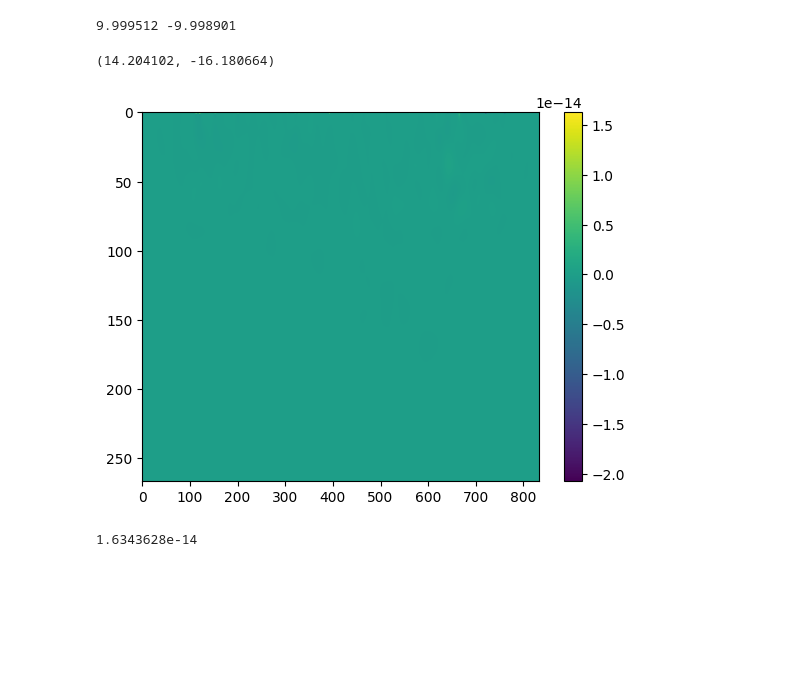
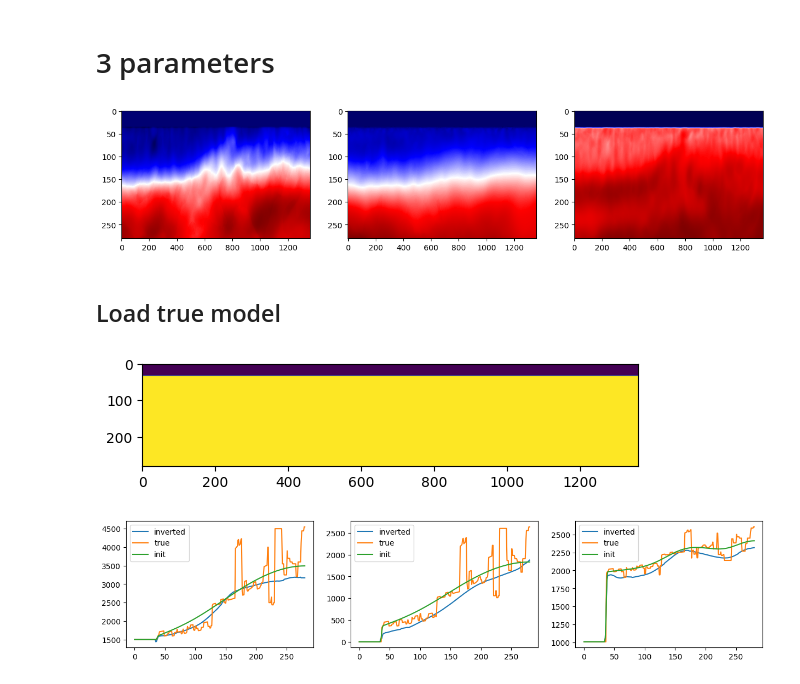
Before and after one commit to GeophyAI/seistorch, a Jupyter notebook: check_inversion.ipynb, the cells around one changed output. Drawn from its saved outputs; the diff is of its cells as text; code cells hidden in the pictures; blank space fills up the shorter version.

```diff
--- a/check_inversion.ipynb
+++ b/check_inversion.ipynb
@@ -10,8 +3,0 @@ cs_fromCombine  l1               niml1_ori  output.zip  wd1d
-# %%
-# Marmousi
-init = np.load("/mnt/data/wangsw/inversion/marmousi_10m/velocity/linear_vp.npy")
-inverted = np.load("/mnt/data/wangsw/inversion/marmousi_10m/elastic/compare_loss2/l2_newopt/paravpF00E00.npy")[50:-50,50:-50]
-
-print((inverted-init).max(), (inverted-init).min())
-# %% [output]
-9.999512 -9.998901
@@ -20 +4,22 @@ print((inverted-init).max(), (inverted-init).min())
+# %% [markdown]
+# 3 parameters
+# %%
+F = 0
+epoch = 99
+PMLN = 50
+dx = dz = 12.5
+EXPAND = 100
+root_path = r"/mnt/data/wangsw/inversion/elastic_marmousi/results/fixed/aec/iml1_xz"
+vp = np.load(f"{root_path}/paravpF{F:02d}E{epoch:02d}.npy")[PMLN:-PMLN,PMLN+EXPAND:-PMLN-EXPAND]
+vs = np.load(f"{root_path}/paravsF{F:02d}E{epoch:02d}.npy")[PMLN:-PMLN,PMLN+EXPAND:-PMLN-EXPAND]
+rho = np.load(f"{root_path}/pararhoF{F:02d}E{epoch:02d}.npy")[PMLN:-PMLN,PMLN+EXPAND:-PMLN-EXPAND]
+# %%
+fig, axes = plt.subplots(1,3, figsize=(15,3))
+for d, ax in zip([vp, vs, rho], axes.ravel()):
+    ax.imshow(d.squeeze(), aspect='auto', cmap=plt.cm.seismic)
+plt.show()
+# %% [output]
+[figure, added]
+# %% [markdown]
+## Load true model
 # %%
@@ -24,14 +29,8 @@ grad = np.load("/mnt/data/wangsw/inversion/overthrust_15m/compare_loss/l2/gradvp
-# %%
-(init-inverted).max(), (init-inverted).min()
-# %% [output]
-(14.204102, -16.180664)
-# %%
-plt.imshow(grad, aspect="auto")
-plt.colorbar()
-plt.show()
-# %% [output]
-[figure, removed]
-# %%
-print(grad.max(), grad.min())
-# %% [output]
-1.6343628e-14
+# %%
+sea_mask = np.ones_like(true_vp)
+sea_mask[0:35,:] = 0
+plt.imshow(sea_mask)
+plt.show()
+np.save("/home/wangsw/Desktop/wangsw/fwi/geometry/marmousi_fixed/sea.npy", sea_mask)
+# %% [output]
+[figure, added]
@@ -37,0 +41,14 @@ print(grad.max(), grad.min())
+# %%
+fig, axes = plt.subplots(1,3, figsize=(15,3))
+trace = 500
+for inverted, true, init, ax in zip([vp, vs, rho],
+                                    [true_vp, true_vs, true_rho],
+                                    [init_vp, init_vs, init_rho],
+                                    axes.ravel()):
+    ax.plot(inverted[:, trace], label="inverted")
+    ax.plot(true[:, trace], label="true")
+    ax.plot(init[:, trace], label="init")
+    ax.legend()
+plt.show()
+# %% [output]
+[figure, added]
```
Also changed, not shown: parts of 6 cells of this notebook, 16 other files.
